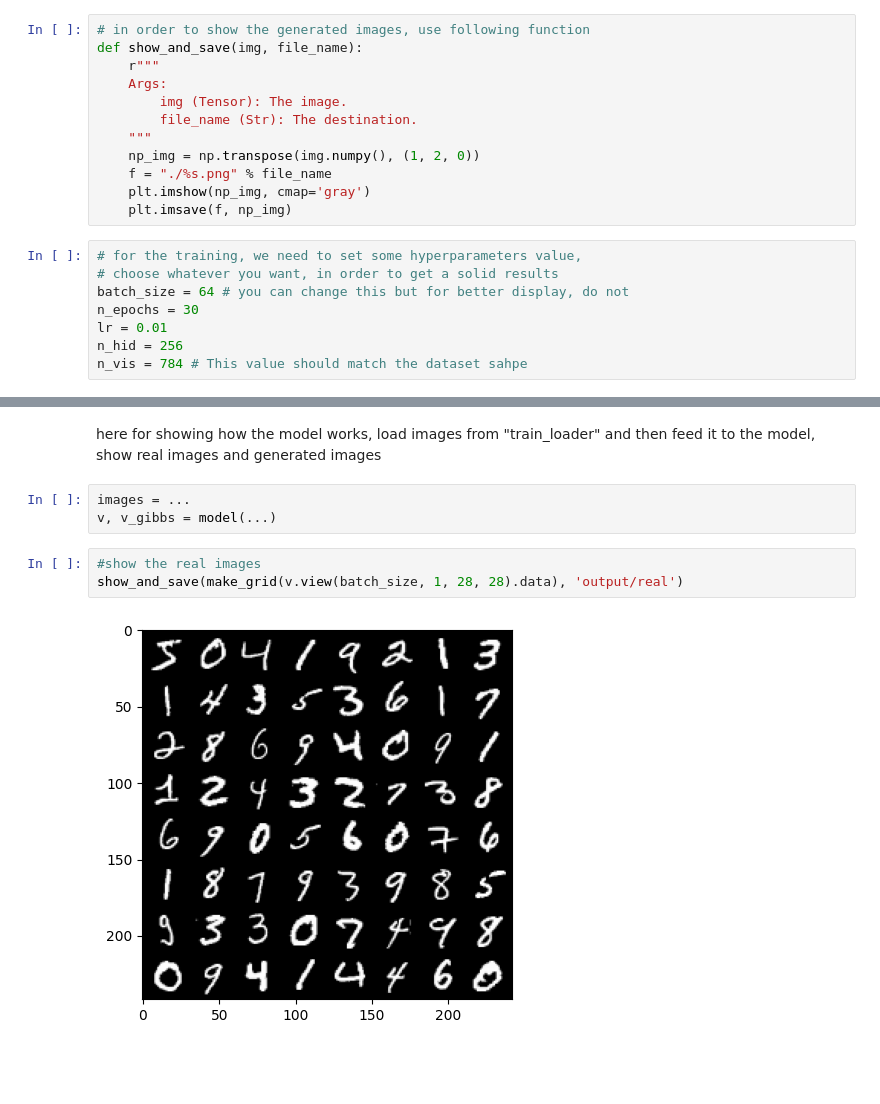
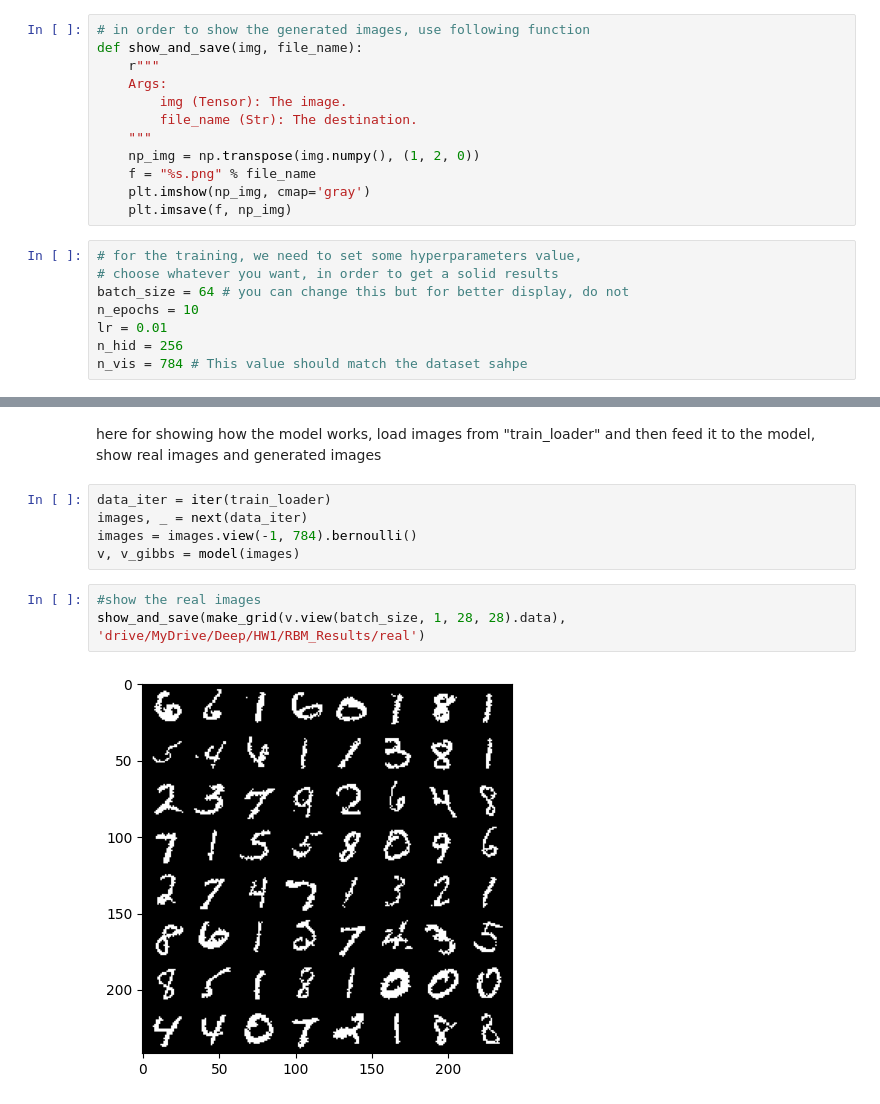
Before and after one commit to MahdiS3171/Deep-Learning-SUT-Course-Spring-2025, a Jupyter notebook: HW/HW1/DLHW01_RBM.ipynb, the cells around one changed output, grey strips where cells are left out. Saved outputs shown, nothing was run; the diff lists cells and outputs as text; blank space fills up the shorter version.

```diff
--- a/HW/HW1/DLHW01_RBM.ipynb
+++ b/HW/HW1/DLHW01_RBM.ipynb
@@ -197,14 +197,14 @@ def show_and_save(img, file_name):
         file_name (Str): The destination.
     """
     np_img = np.transpose(img.numpy(), (1, 2, 0))
-    f = "./%s.png" % file_name
+    f = "%s.png" % file_name
     plt.imshow(np_img, cmap='gray')
     plt.imsave(f, np_img)
 # %%
 # for the training, we need to set some hyperparameters value,
 # choose whatever you want, in order to get a solid results
 batch_size = 64 # you can change this but for better display, do not
-n_epochs = 30
+n_epochs = 10
 lr = 0.01
 n_hid = 256
 n_vis = 784 # This value should match the dataset sahpe
@@ -242,12 +248,14 @@ TypeError: mean() received an invalid combination of arguments - got (dtype=None
 # %% [markdown]
 here for showing how the model works, load images from "train_loader" and then feed it to the model, show real images and generated images
-# %%
-images = ...
-v, v_gibbs = model(...)
+# %%
+data_iter = iter(train_loader)
+images, _ = next(data_iter)
+images = images.view(-1, 784).bernoulli()
+v, v_gibbs = model(images)
 # %%
 #show the real images
-show_and_save(make_grid(v.view(batch_size, 1, 28, 28).data), 'output/real')
+show_and_save(make_grid(v.view(batch_size, 1, 28, 28).data), 'drive/MyDrive/Deep/HW1/RBM_Results/real')
 # %% [output]
-[figure, old version]
+[figure, new version]
 # %%
 # show the generated images
```
Also changed, not shown: parts of 4 cells of this notebook.
